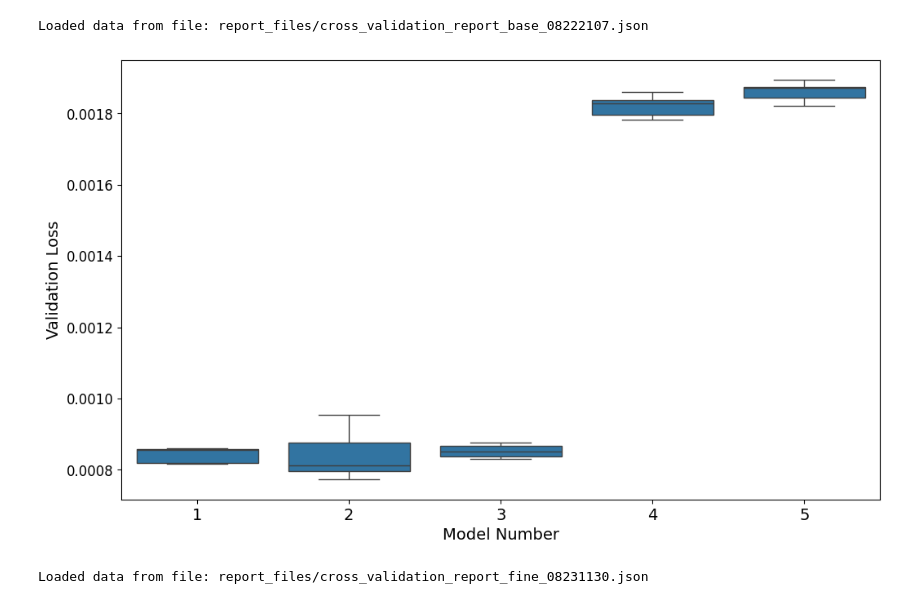
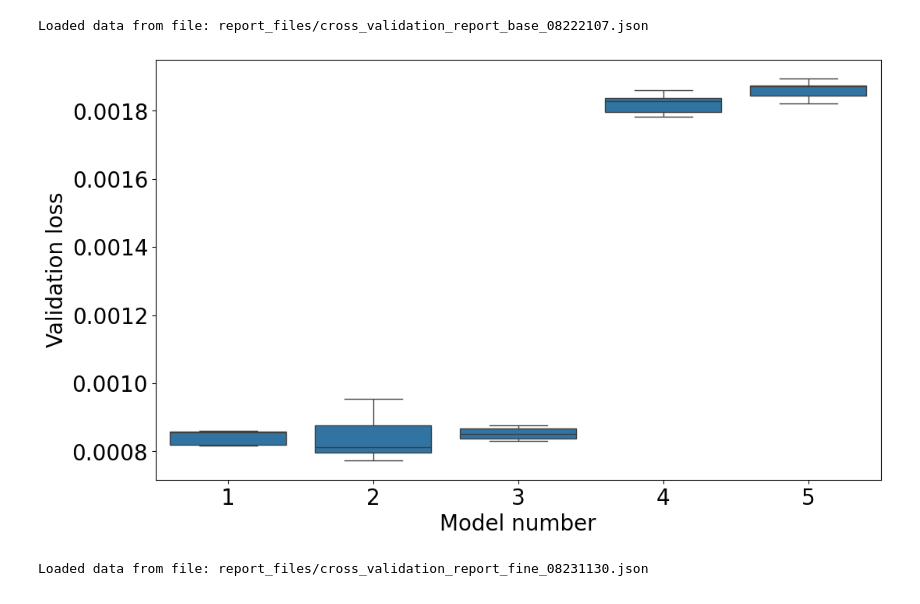
Before and after one commit to Gamified-Coaching-App/coaching_subjective_parameter_forecast, a Jupyter notebook: report/report.ipynb, the cells around one changed output. Cells and saved outputs as stored; diff of their text form; code cells hidden in the pictures.

```diff
--- a/report/report.ipynb
+++ b/report/report.ipynb
@@ -20,33 +20,33 @@ Loaded data from file: report_files/cross_validation_report_base_08222107.json
 # %%
 df = pd.DataFrame([
     {
         'model': model.split('], ')[0].replace('architecture=', ''),
         'val_loss': loss,
         'mean_val_loss': details['mean_val_loss']
     }
     for model, details in data.items()
     for loss in details['val_losses']
 ])
 
 df_sorted = df.sort_values('mean_val_loss')
 
 unique_models = df_sorted['model'].unique()
 model_mapping = {model: idx + 1 for idx, model in enumerate(unique_models)}
 
 df_sorted['model'] = df_sorted['model'].map(model_mapping)
 
 plt.figure(figsize=(12, 7))
 
 sns.boxplot(x='model', y='val_loss', data=df_sorted)
 
-plt.xlabel('Model Number', fontsize=14)
-plt.ylabel('Validation Loss', fontsize=14)
-plt.xticks(fontsize=14)
-plt.yticks(fontsize=12)
+plt.xlabel('Model number', fontsize=20)
+plt.ylabel('Validation loss', fontsize=20)
+plt.xticks(fontsize=20)
+plt.yticks(fontsize=20)
 
 plt.show()
 # %% [output]
-[figure, old version]
+[figure, new version]
 # %%
 report_files = glob.glob('report_files/cross_validation_report_fine*.json')
 highest_timestamp_file = max(report_files, key=lambda x: x[-16:-5])
```
Also changed, not shown: parts of 3 cells of this notebook.
